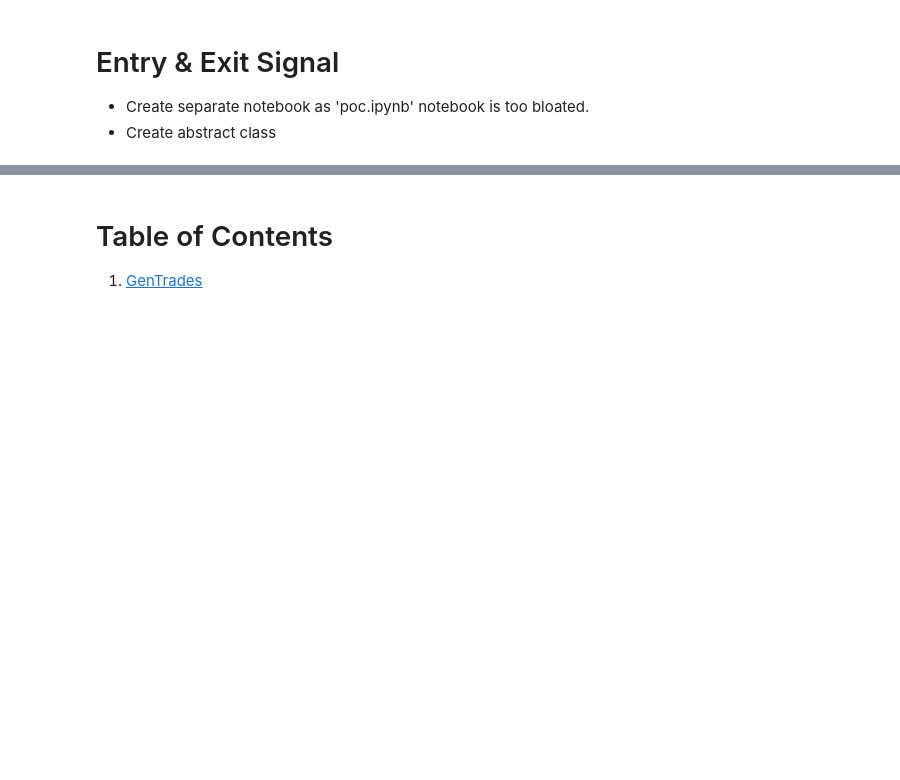
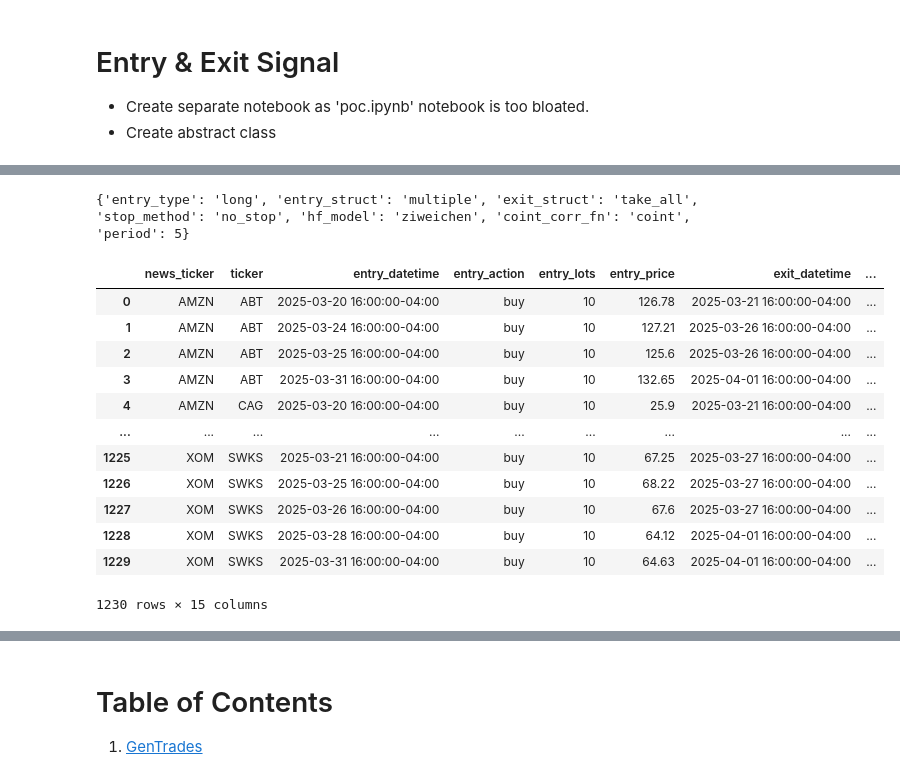
Before and after one commit to CKAbundant/sentiment, a Jupyter notebook: signal.ipynb, the cells around one changed output, grey strips where cells are left out. Drawn from its saved outputs; the diff is of its cells as text; code cells hidden in the pictures; blank space fills up the shorter version.

```diff
--- a/signal.ipynb
+++ b/signal.ipynb
@@ -30 +34,28 @@ from src.strategy.base.stock_trade import StockTrade
+# %%
+cfg = utils.load_config()
+cfg.single
+# %% [output]
+{'entry_type': 'long', 'entry_struct': 'multiple', 'exit_struct': 'take_all', 'stop_method': 'no_stop', 'hf_model': 'ziweichen', 'coint_corr_fn': 'coint', 'period': 5}
+# %%
+model_dir = f"{cfg.path.data_dir}/{cfg.date}/{cfg.single.entry_type}_{cfg.single.entry_struct}_{cfg.single.exit_struct}_{cfg.single.stop_method}/{cfg.single.hf_model}_{cfg.single.coint_corr_fn}_{cfg.single.period}"
+
+results = utils.load_csv(
+    f"{model_dir}/trade_results.csv",
+    tz="America/New_York",
+)
+results
+# %% [output]
+|  | news_ticker | ticker | entry_datetime | entry_action | entry_lots | entry_price | exit_datetime | ... |
+| 0 | AMZN | ABT | 2025-03-20 16:00:00-04:00 | buy | 10 | 126.78 | 2025-03-21 16:00:00-04:00 | ... |
+| 1 | AMZN | ABT | 2025-03-24 16:00:00-04:00 | buy | 10 | 127.21 | 2025-03-26 16:00:00-04:00 | ... |
+| 2 | AMZN | ABT | 2025-03-25 16:00:00-04:00 | buy | 10 | 125.6 | 2025-03-26 16:00:00-04:00 | ... |
+| 3 | AMZN | ABT | 2025-03-31 16:00:00-04:00 | buy | 10 | 132.65 | 2025-04-01 16:00:00-04:00 | ... |
+| 4 | AMZN | CAG | 2025-03-20 16:00:00-04:00 | buy | 10 | 25.9 | 2025-03-21 16:00:00-04:00 | ... |
+| ... | ... | ... | ... | ... | ... | ... | ... | ... |
+| 1225 | XOM | SWKS | 2025-03-21 16:00:00-04:00 | buy | 10 | 67.25 | 2025-03-27 16:00:00-04:00 | ... |
+| 1226 | XOM | SWKS | 2025-03-25 16:00:00-04:00 | buy | 10 | 68.22 | 2025-03-27 16:00:00-04:00 | ... |
+| 1227 | XOM | SWKS | 2025-03-26 16:00:00-04:00 | buy | 10 | 67.6 | 2025-03-27 16:00:00-04:00 | ... |
+| 1228 | XOM | SWKS | 2025-03-28 16:00:00-04:00 | buy | 10 | 64.12 | 2025-04-01 16:00:00-04:00 | ... |
+| 1229 | XOM | SWKS | 2025-03-31 16:00:00-04:00 | buy | 10 | 64.63 | 2025-04-01 16:00:00-04:00 | ... |
+1230 rows × 15 columns
 # %%
```
Also changed, not shown: parts of 12 cells of this notebook, 5 other files.
